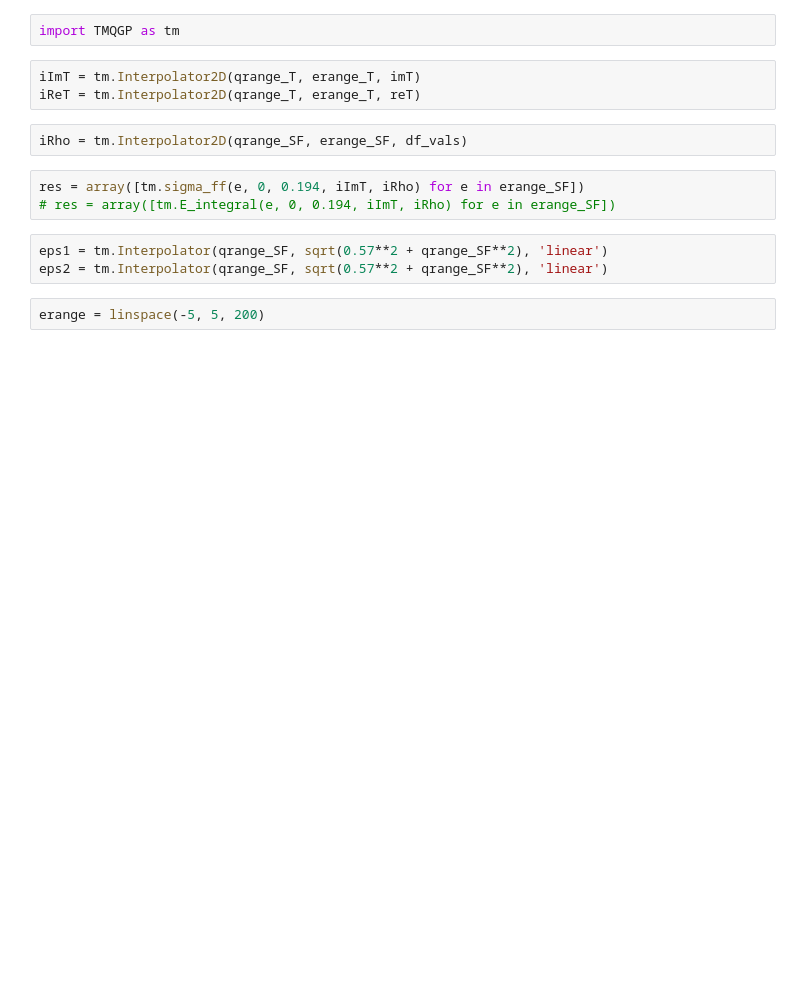
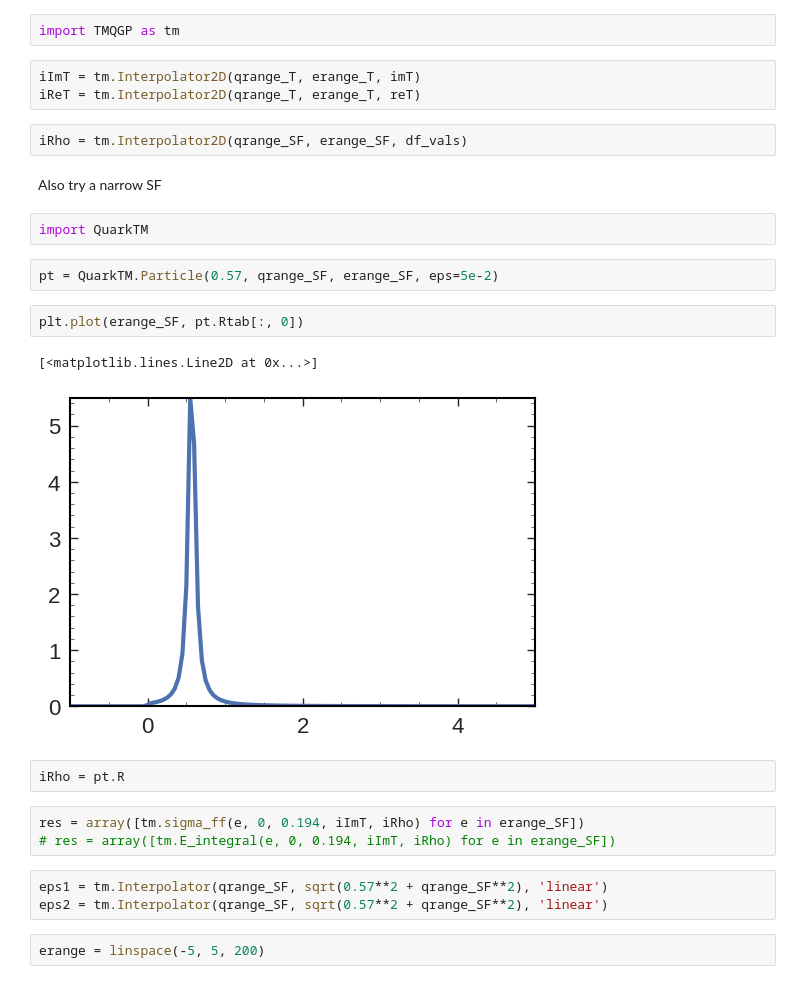
Before and after one commit to k-maslov/TMQGP, a Jupyter notebook: FromZhanduo/CompareZhanduo.ipynb, the cells around one changed output. Drawn from its saved outputs; the diff is of its cells as text; blank space fills up the shorter version.

```diff
--- a/FromZhanduo/CompareZhanduo.ipynb
+++ b/FromZhanduo/CompareZhanduo.ipynb
@@ -163,6 +163,19 @@ iImT = tm.Interpolator2D(qrange_T, erange_T, imT)
 iReT = tm.Interpolator2D(qrange_T, erange_T, reT)
 # %%
 iRho = tm.Interpolator2D(qrange_SF, erange_SF, df_vals)
+# %% [markdown]
+Also try a narrow SF
+# %%
+import QuarkTM
+# %%
+pt = QuarkTM.Particle(0.57, qrange_SF, erange_SF, eps=5e-2)
+# %%
+plt.plot(erange_SF, pt.Rtab[:, 0])
+# %% [output]
+[<matplotlib.lines.Line2D at 0x...>]
+[figure, added]
+# %%
+iRho = pt.R
 # %%
 res = array([tm.sigma_ff(e, 0, 0.194, iImT, iRho) for e in erange_SF])
 # res = array([tm.E_integral(e, 0, 0.194, iImT, iRho) for e in erange_SF])
```
Also changed, not shown: parts of 2 cells of this notebook, 1 other file.
